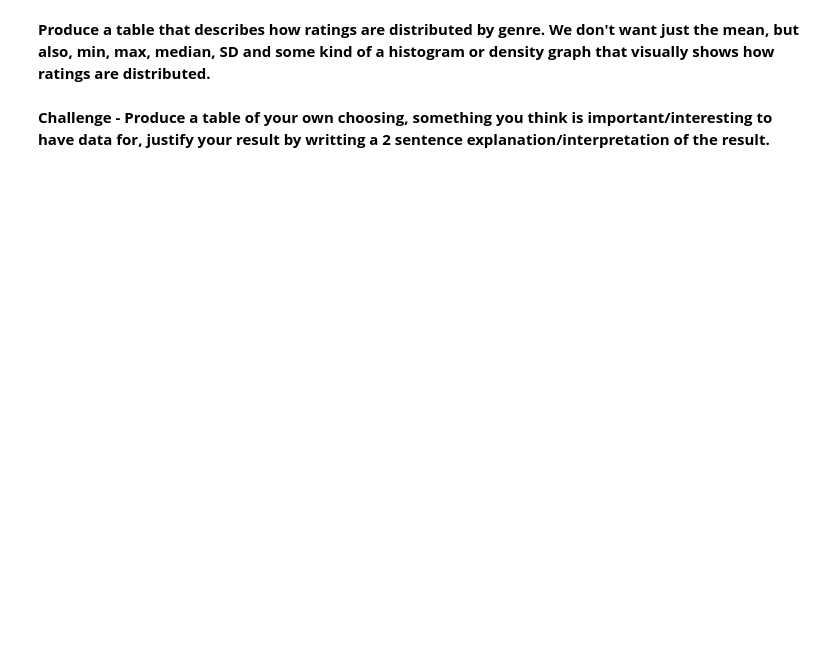
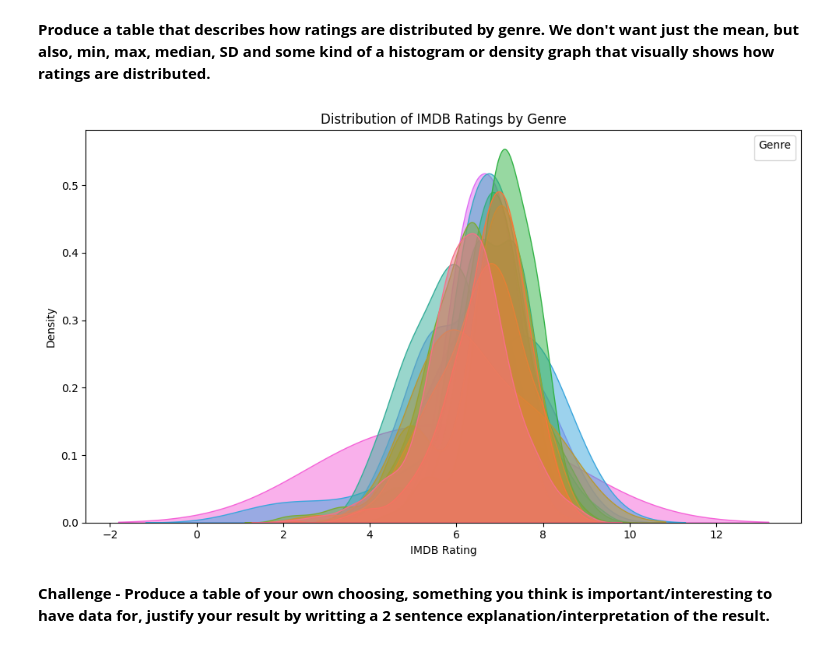
Before and after one commit to bence-szabo-git/Analytics-through-Coding, a Jupyter notebook: Session_2/Homework.ipynb, the cells around one changed output. Saved outputs shown, nothing was run; the diff lists cells and outputs as text; code cells hidden in the pictures; blank space fills up the shorter version.

```diff
--- a/Session_2/Homework.ipynb
+++ b/Session_2/Homework.ipynb
@@ -70,4 +133,29 @@ movies.groupby("genre").count().sort_values("title", ascending=False) # descendi
 # %% [markdown]
 **Produce a table that describes how ratings are distributed by genre. We don't want just the mean, but also, min, max, median, SD and some kind of a histogram or density graph that visually shows how ratings are distributed.**
+# %%
+ratings = (
+    movies
+    .groupby('genre')['rating']
+    .agg(
+        mean = 'mean',
+        median = 'median',
+        minimum = 'min',
+        maximum = 'max',
+        standard_deviation = 'std'
+    )
+)
+
+ratings.head()
+
+plt.figure(figsize=(10,6))
+sns.kdeplot(data=movies, x='rating', hue='genre', fill=True, common_norm=False, alpha=0.5)
+plt.title('Distribution of IMDB Ratings by Genre')
+plt.xlabel('IMDB Rating')
+plt.ylabel('Density')
+plt.legend(title='Genre')
+plt.tight_layout()
+plt.show()
+# %% [output]
+[figure, added]
 # %% [markdown]
 **Challenge - Produce a table of your own choosing, something you think is important/interesting to have data for, justify your result by writting a 2 sentence explanation/interpretation of the result.**
```
Also changed, not shown: parts of 11 cells of this notebook.
